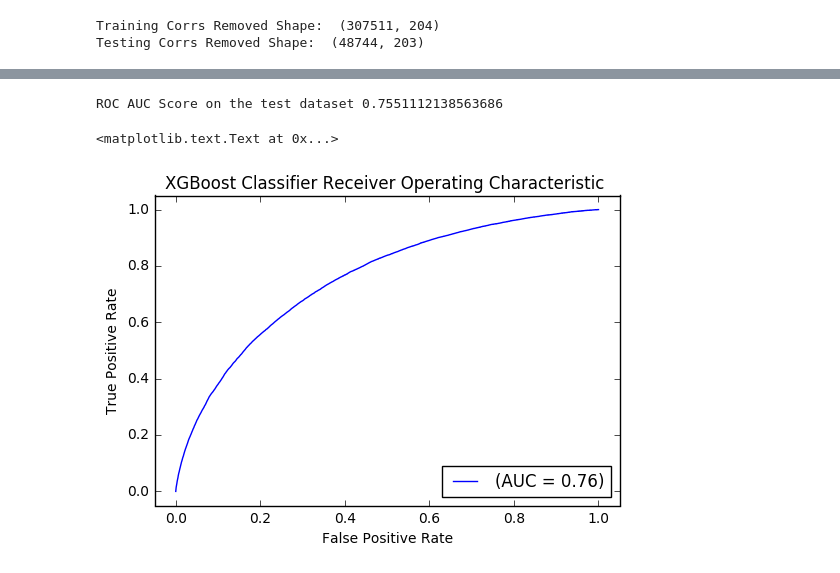
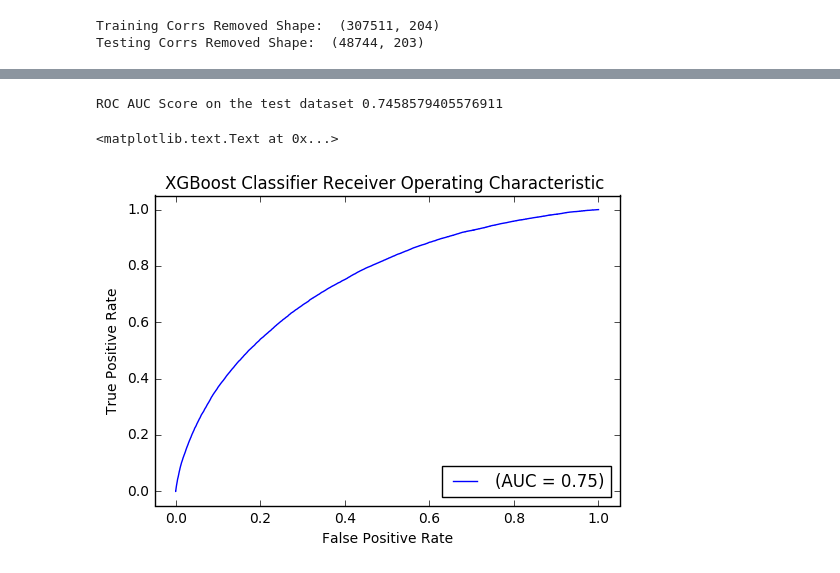
Before and after one commit to matthewbarta/home-credit, a Jupyter notebook: Matthew_XGB.ipynb, the cells around one changed output, grey strips where cells are left out. Cells and saved outputs as stored; diff of their text form; code cells hidden in the pictures.

```diff
--- a/Matthew_XGB.ipynb
+++ b/Matthew_XGB.ipynb
@@ -508,0 +236,4 @@ Will train until validation_1-auc hasn't improved in 100 rounds.
+# %%
+# One Hot Encoding
+train_xgb = pd.get_dummies(train_xgb)
+test_xgb = pd.get_dummies(test_xgb)
@@ -508,0 +247,39 @@ Will train until validation_1-auc hasn't improved in 100 rounds.
+# %%
+test_predictions = np.zeros(test_xgb.shape[0])
+
+# Empty array for out of fold validation predictions
+out_of_fold = np.zeros(train_xgb.shape[0])
+
+# Lists for recording validation and training scores
+valid_scores = []
+train_scores = []
+# %%
+%%time
+n_folds = 3
+k_fold = KFold(n_splits = n_folds, shuffle = False, random_state = 50)
+
+# Iterate through each fold
+for train_indices, valid_indices in k_fold.split(train_xgb):
+
+    # Training data for the fold
+    train_features, train_labels = train_xgb[train_indices], labels[train_indices]
+    # Validation data for the fold
+    valid_features, valid_labels = train_xgb[valid_indices], labels[valid_indices]
+
+
+    # Create the model
+    model = xgb.XGBClassifier(objective ='binary:logistic', colsample_bytree = 0.5, learning_rate = 0.15,
+            max_depth = 12, alpha = 10, n_estimators = 50)
+
+    # Train the model
+    model.fit(train_features, train_labels, eval_metric = 'auc',
+              eval_set = [(valid_features, valid_labels), (train_features, train_labels)],
+              early_stopping_rounds = 100, verbose = True)
+
+    # Record the out of fold predictions
+    out_of_fold[valid_indices] = model.predict_proba(valid_features)[:, 1]
+
+    # Clean up memory
+    gc.enable()
+    del model, train_features, valid_features
+    gc.collect()
@@ -511,26 +306,26 @@ Will train until validation_1-auc hasn't improved in 100 rounds.
 from sklearn.metrics import roc_auc_score, roc_curve, auc
 
 #Calculate AUC:
-print ('ROC AUC Score on the test dataset', roc_auc_score (actual, oof_raw))
+print ('ROC AUC Score on the test dataset', roc_auc_score(labels, out_of_fold))
 # %% [output]
-ROC AUC Score on the test dataset 0.7551112138563686
+ROC AUC Score on the test dataset 0.7458579405576911
 # %%
-fpr,tpr, thresholds= roc_curve(actual, oof_raw)
+fpr,tpr, thresholds= roc_curve(labels, out_of_fold)
 roc_auc=auc(fpr,tpr)
 
 
 #Visual :https://www.kaggle.com/jomaxx/area-under-the-roc-curve-explained
 #fig, axs = plt.subplots(1, 2, figsize = (16,8))
 
 #Plot ROC
 plt.plot(fpr, tpr, lw=1, label='(AUC = %0.2f)' % (roc_auc))
 
 plt.title('XGBoost Classifier Receiver Operating Characteristic ')
 plt.legend(loc="lower right")
 plt.xlim([-0.05, 1.05])
 plt.ylim([-0.05, 1.05])
 plt.xlabel('False Positive Rate')
 plt.ylabel('True Positive Rate')
 # %% [output]
 <matplotlib.text.Text at 0x...>
-[figure, old version]
+[figure, new version]
```
Also changed, not shown: parts of 20 cells of this notebook.
